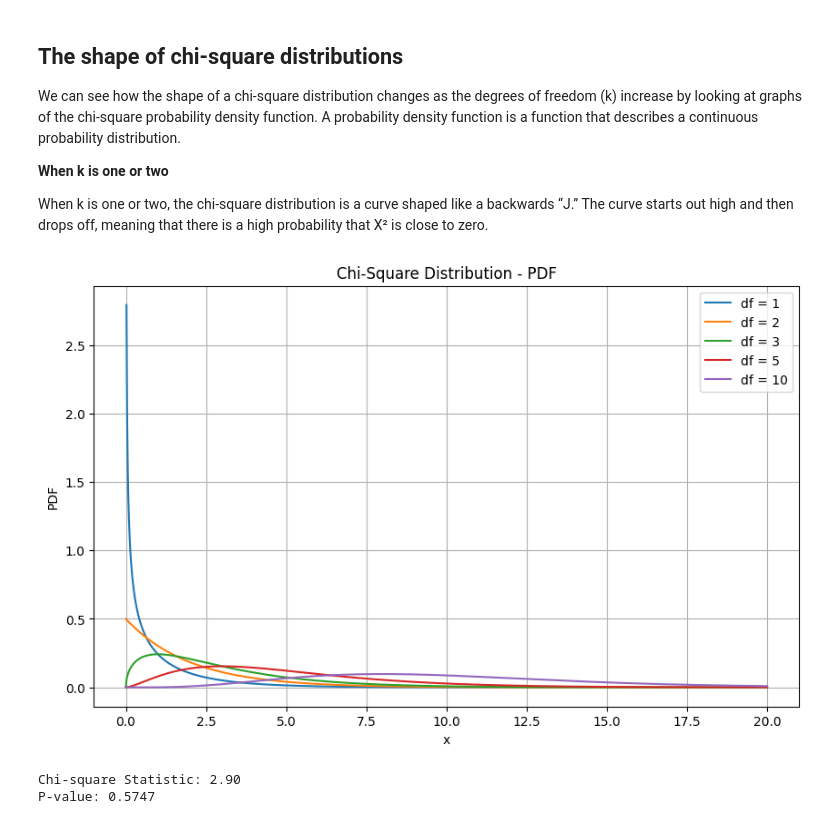
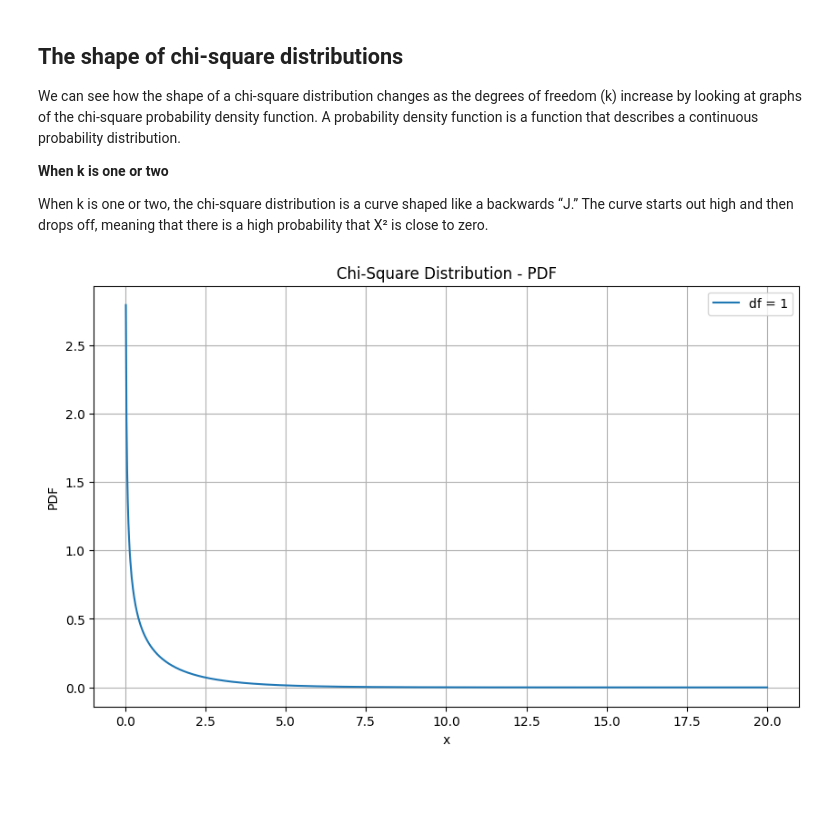
Before and after one commit to WenfongWW/Statistics-with-Python, a Jupyter notebook: Probability Distribution/4.ChiSquare_Distribution.ipynb, the cells around one changed output. Drawn from its saved outputs; the diff is of its cells as text; code cells hidden in the pictures; blank space fills up the shorter version.

```diff
--- a/Probability Distribution/4.ChiSquare_Distribution.ipynb
+++ b/Probability Distribution/4.ChiSquare_Distribution.ipynb
@@ -50,41 +58,24 @@ When k is one or two, the chi-square distribution is a curve shaped like a backw
 # %%
 import numpy as np
 import matplotlib.pyplot as plt
 from scipy.stats import chi2
 
 # Degrees of freedom
-dfs = [1, 2, 3, 5, 10]
+dfs = [1]
 
 # Create a range of x values
 x = np.linspace(0, 20, 1000)
 
 # Plot the PDF of the chi-square distribution for different degrees of freedom
 plt.figure(figsize=(10, 6))
 for df in dfs:
     plt.plot(x, chi2.pdf(x, df), label=f'df = {df}')
 
 plt.title('Chi-Square Distribution - PDF')
 plt.xlabel('x')
 plt.ylabel('PDF')
 plt.legend()
 plt.grid(True)
 plt.show()
 # %% [output]
-[figure, old version]
+[figure, new version]
-# %%
-from scipy.stats import chisquare
-
-# Observed data
-observed = np.array([18, 22, 20, 15, 25])
-
-# Expected data
-expected = np.array([20, 20, 20, 20, 20])
-
-# Perform the chi-square goodness-of-fit test
-chi2_stat, p_value = chisquare(observed, expected)
-
-print(f'Chi-square Statistic: {chi2_stat:.2f}')
-print(f'P-value: {p_value:.4f}')
-# %% [output]
-Chi-square Statistic: 2.90
-P-value: 0.5747
```
Also changed, not shown: parts of 6 cells of this notebook, 2 other files.
